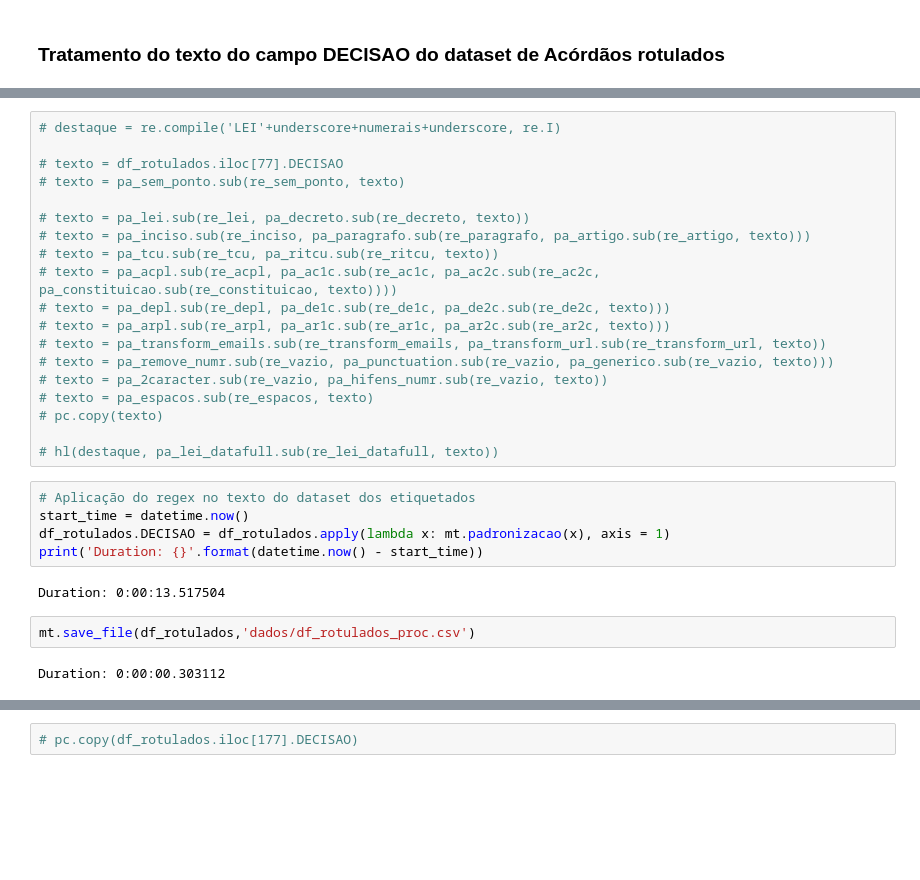
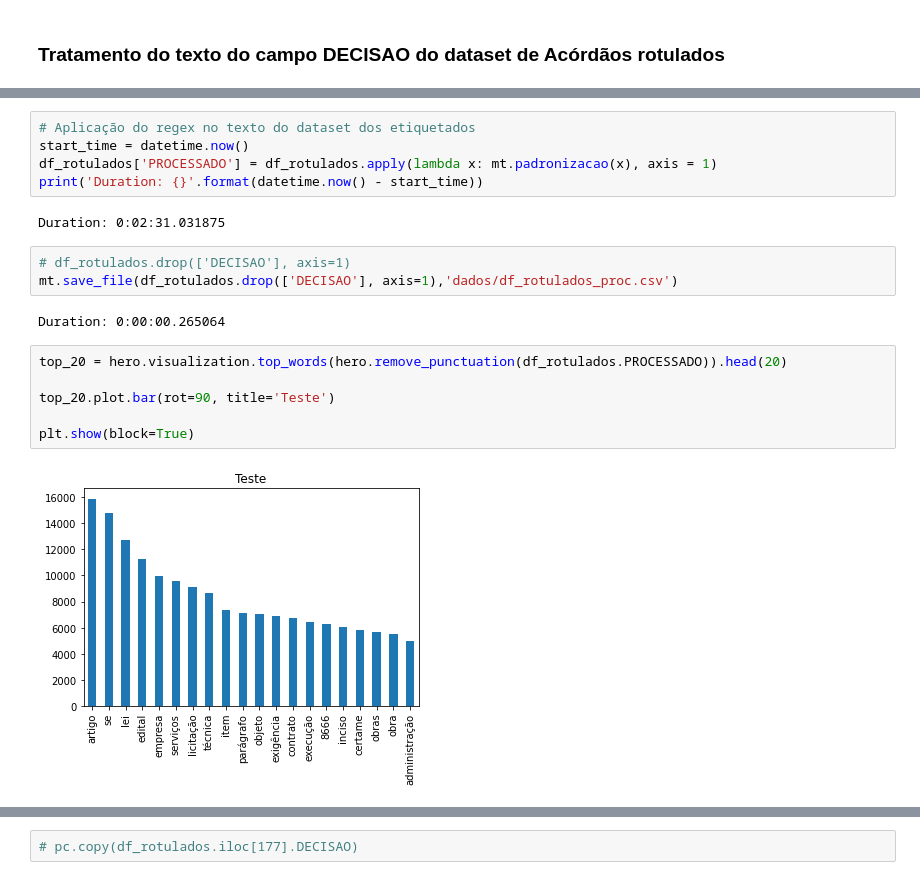
Before and after one commit to wmodanez/acordaos, a Jupyter notebook: 02a - Pre processing df_rotulados.ipynb, the cells around one changed output, grey strips where cells are left out. Drawn from its saved outputs; the diff is of its cells as text; blank space fills up the shorter version.

Commit message:
Tratamento do campo DECISAO para corrigir palavras com erro de grafia.

```diff
--- a/02a - Pre processing df_rotulados.ipynb
+++ b/02a - Pre processing df_rotulados.ipynb
@@ -19,30 +19,20 @@ Duration: 0:00:00.233786
-# %%
-# destaque = re.compile('LEI'+underscore+numerais+underscore, re.I)
-
-# texto = df_rotulados.iloc[77].DECISAO
-# texto = pa_sem_ponto.sub(re_sem_ponto, texto)
-
-# texto = pa_lei.sub(re_lei, pa_decreto.sub(re_decreto, texto))
-# texto = pa_inciso.sub(re_inciso, pa_paragrafo.sub(re_paragrafo, pa_artigo.sub(re_artigo, texto)))
-# texto = pa_tcu.sub(re_tcu, pa_ritcu.sub(re_ritcu, texto))
-# texto = pa_acpl.sub(re_acpl, pa_ac1c.sub(re_ac1c, pa_ac2c.sub(re_ac2c, pa_constituicao.sub(re_constituicao, texto))))
-# texto = pa_depl.sub(re_depl, pa_de1c.sub(re_de1c, pa_de2c.sub(re_de2c, texto)))
-# texto = pa_arpl.sub(re_arpl, pa_ar1c.sub(re_ar1c, pa_ar2c.sub(re_ar2c, texto)))
-# texto = pa_transform_emails.sub(re_transform_emails, pa_transform_url.sub(re_transform_url, texto))
-# texto = pa_remove_numr.sub(re_vazio, pa_punctuation.sub(re_vazio, pa_generico.sub(re_vazio, texto)))
-# texto = pa_2caracter.sub(re_vazio, pa_hifens_numr.sub(re_vazio, texto))
-# texto = pa_espacos.sub(re_espacos, texto)
-# pc.copy(texto)
-
-# hl(destaque, pa_lei_datafull.sub(re_lei_datafull, texto))
 # %%
 # Aplicação do regex no texto do dataset dos etiquetados
 start_time = datetime.now()
-df_rotulados.DECISAO = df_rotulados.apply(lambda x: mt.padronizacao(x), axis = 1)
+df_rotulados['PROCESSADO'] = df_rotulados.apply(lambda x: mt.padronizacao(x), axis = 1)
 print('Duration: {}'.format(datetime.now() - start_time))
 # %% [output]
-Duration: 0:00:13.517504
+Duration: 0:02:31.031875
 # %%
-mt.save_file(df_rotulados,'dados/df_rotulados_proc.csv')
+# df_rotulados.drop(['DECISAO'], axis=1)
+mt.save_file(df_rotulados.drop(['DECISAO'], axis=1),'dados/df_rotulados_proc.csv')
 # %% [output]
-Duration: 0:00:00.303112
+Duration: 0:00:00.265064
+# %%
+top_20 = hero.visualization.top_words(hero.remove_punctuation(df_rotulados.PROCESSADO)).head(20)
+
+top_20.plot.bar(rot=90, title='Teste')
+
+plt.show(block=True)
+# %% [output]
+[figure, added]
```
Also changed, not shown: parts of 6 cells of this notebook, 1 other file.
